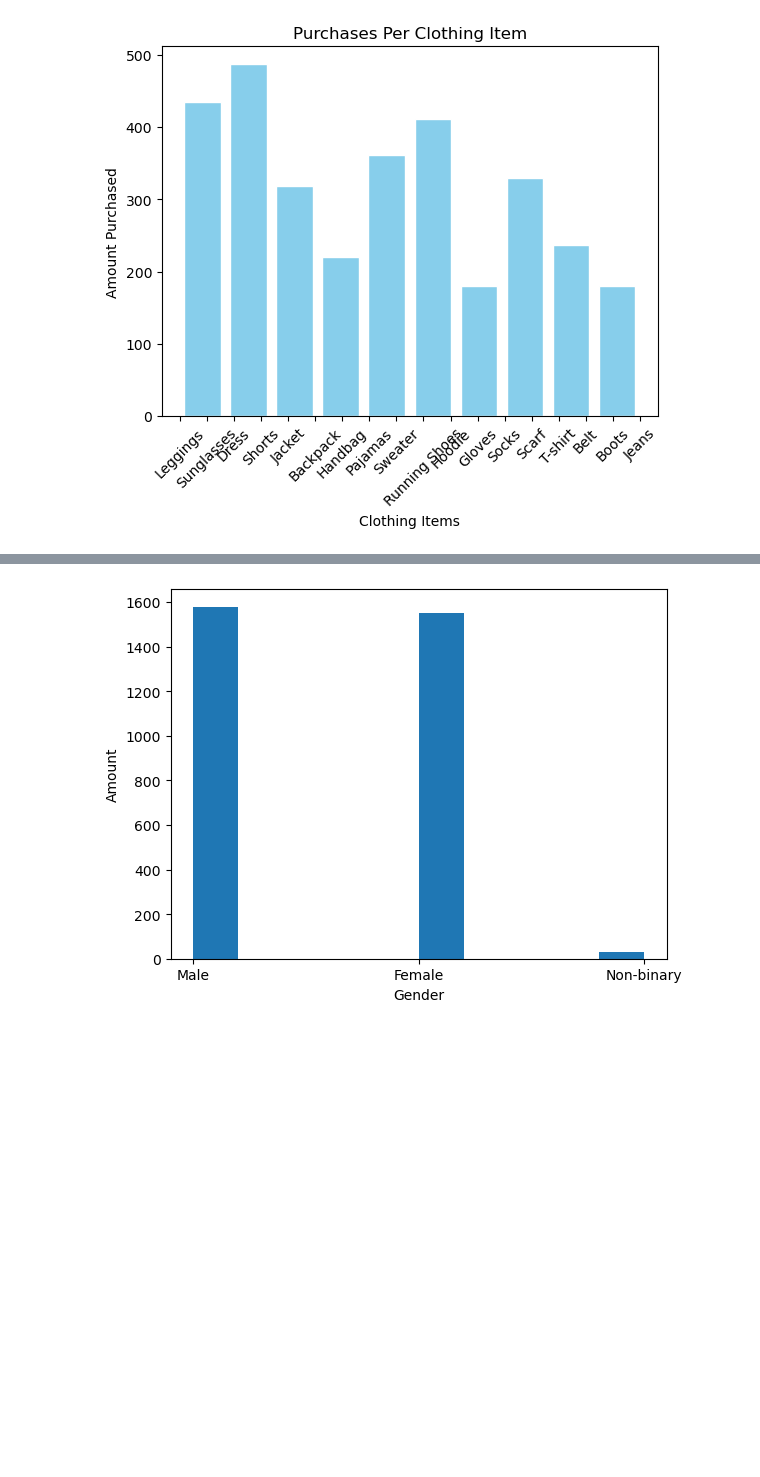
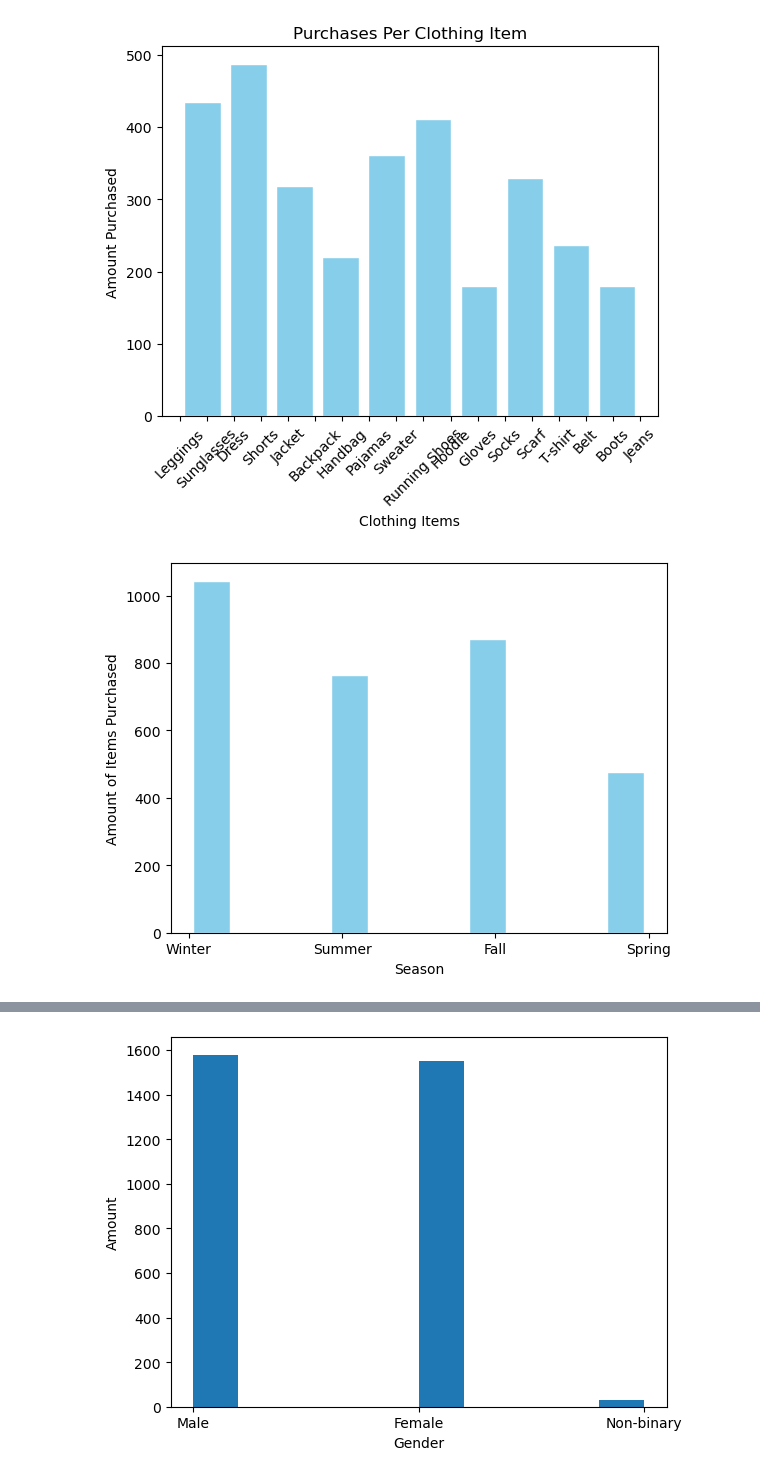
Before and after one commit to snalepa11/shopping-behavior-, a Jupyter notebook: explore.ipynb, the cells around one changed output, grey strips where cells are left out. Saved outputs shown, nothing was run; the diff lists cells and outputs as text; code cells hidden in the pictures; blank space fills up the shorter version.

```diff
--- a/explore.ipynb
+++ b/explore.ipynb
@@ -69,3 +69,11 @@ plt.ylabel('Amount Purchased')
 plt.show()
 # %% [output]
 [figure]
+# %%
+plt.hist(data['Season'], rwidth=0.8, edgecolor='white', color='skyblue')
+
+plt.xlabel('Season')
+plt.ylabel('Amount of Items Purchased')
+plt.show()
+# %% [output]
+[figure, added]
```
Also changed, not shown: parts of 1 cell of this notebook.
